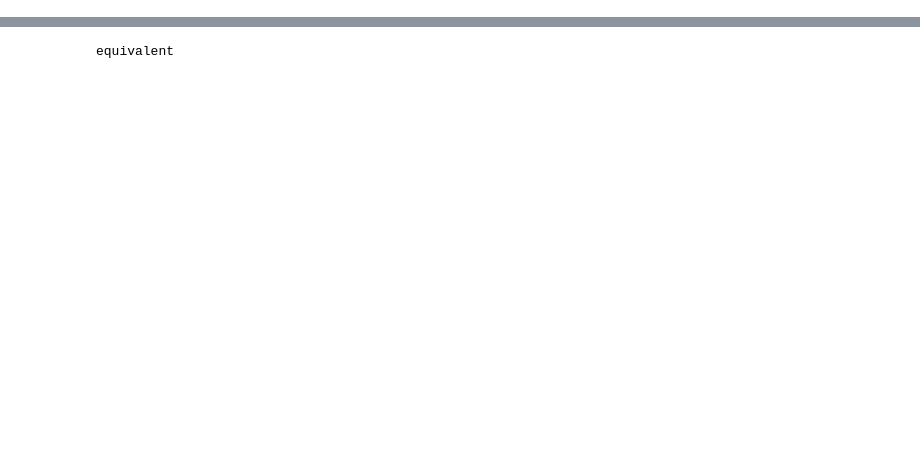
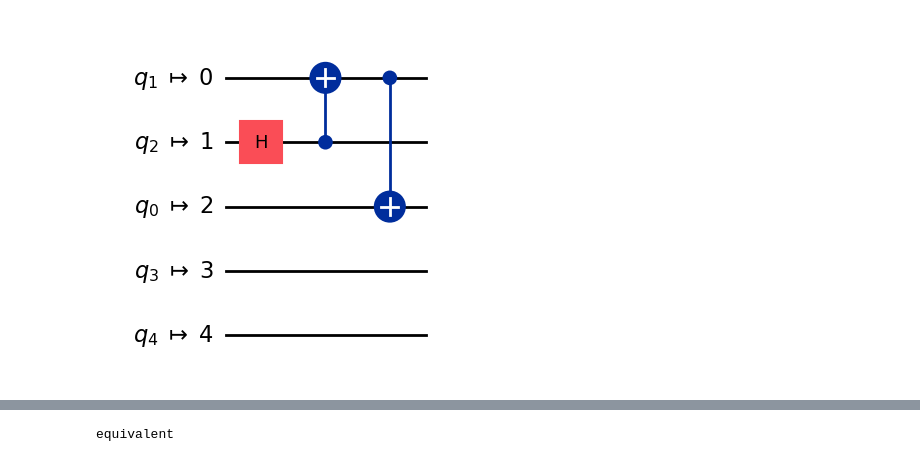
Before and after one commit to cda-tum/mqt, a Jupyter notebook: tutorial/03_verification.ipynb, the cells around one changed output, grey strips where cells are left out. Saved outputs shown, nothing was run; the diff lists cells and outputs as text; code cells hidden in the pictures; blank space fills up the shorter version.

```diff
--- a/tutorial/03_verification.ipynb
+++ b/tutorial/03_verification.ipynb
@@ -40,0 +42,5 @@ circ_mapped, _ = compile(circ, backend)
+# %%
+circ_mapped.remove_final_measurements()
+circ_mapped.draw(output='mpl')
+# %% [output]
+[figure, added]
```
Also changed, not shown: parts of 7 cells of this notebook.
